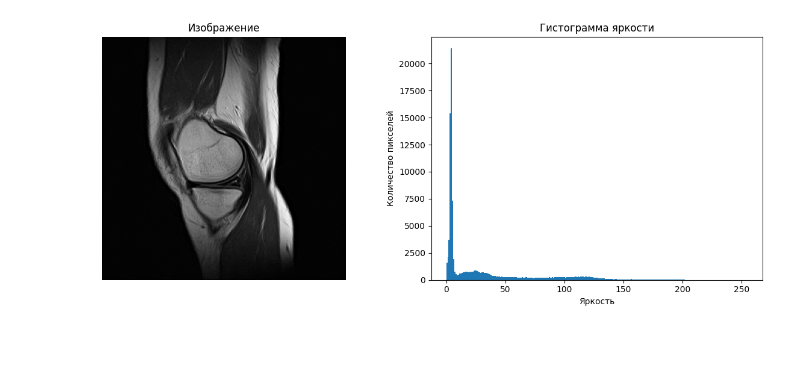
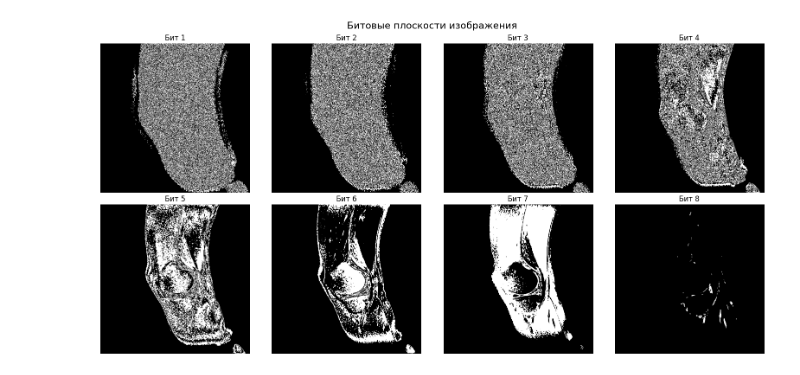
Before and after one commit to GlinskiiIvan/MRI-colab, a Jupyter notebook: Untitled0.ipynb, the cells around one changed output. Drawn from its saved outputs; the diff is of its cells as text; code cells hidden in the pictures; blank space fills up the shorter version.

```diff
--- a/Untitled0.ipynb
+++ b/Untitled0.ipynb
@@ -14,5 +60,4 @@ Saving 0de72e3e-00010-594ea353.png to 0de72e3e-00010-594ea353.png
 # %%
-# Получаем имя файла
+# Загрузка изображения
+uploaded = files.upload()
 filename = list(uploaded.keys())[0]
-# Открываем изображение
-img = Image.open(filename)
@@ -41,19 +67,24 @@ plt.show()
-# %%
-# Создаём фигуру с двумя областями
-fig, (ax1, ax2) = plt.subplots(1, 2, figsize=(12, 5))
-
-# 1) Изображение
-ax1.imshow(gray, cmap='gray')
-ax1.set_title("Изображение")
-ax1.axis('off')
-
-# 2) Гистограмма
-ax2.hist(gray_np.flatten(), bins=256, range=(0, 255))
-ax2.set_title("Гистограмма яркости")
-ax2.set_xlabel("Яркость")
-ax2.set_ylabel("Количество пикселей")
-
-plt.tight_layout()
-plt.show()
-# %% [output]
-[figure, removed]
+# %%
+# Загружаем изображение (8-бит, grayscale)
+img = cv2.imread(filename, cv2.IMREAD_GRAYSCALE)
+
+# Создаём сетку 2x4 для 8 битовых плоскостей
+fig, axes = plt.subplots(2, 4, figsize=(16, 8))
+fig.suptitle("Битовые плоскости изображения", fontsize=16)
+
+for k in range(1, 9):  # биты 1-8
+    # Выделяем k-ю битовую плоскость
+    bit_k = (img >> (k-1)) & 1
+    # Масштабируем для отображения
+    bit_k_vis = bit_k * 255
+
+    # Определяем позицию в сетке
+    ax = axes[(k-1)//4, (k-1)%4]
+    ax.imshow(bit_k_vis, cmap='gray')
+    ax.set_title(f"Бит {k}")
+    ax.axis('off')
+
+plt.tight_layout()
+plt.show()
+# %% [output]
+[figure, added]
```
Also changed, not shown: parts of 9 cells of this notebook.
